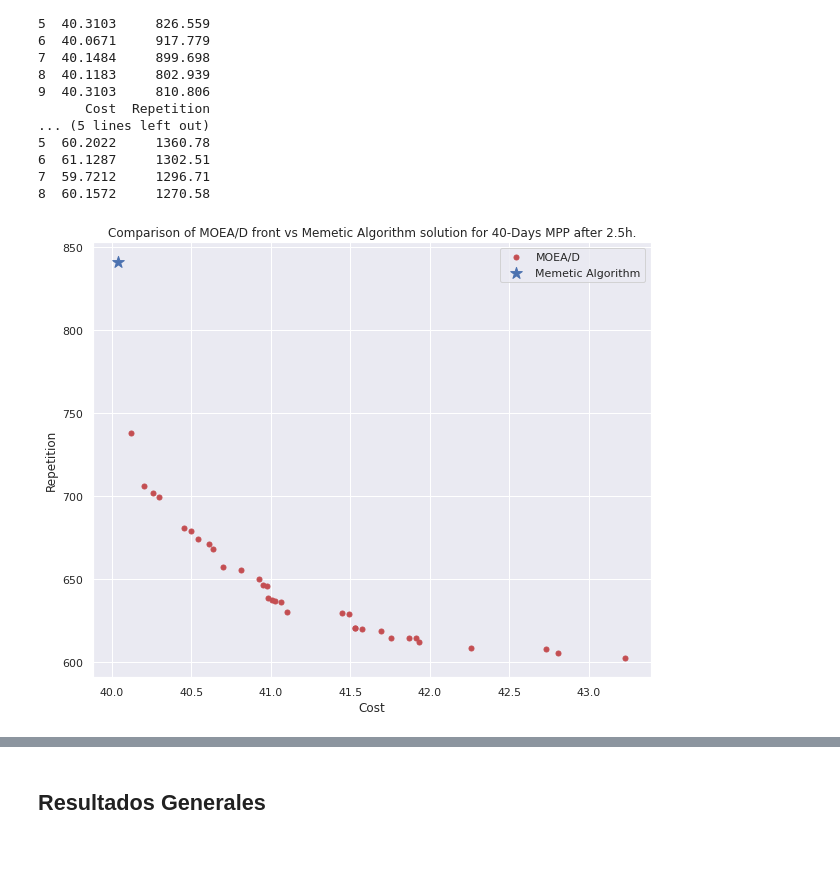
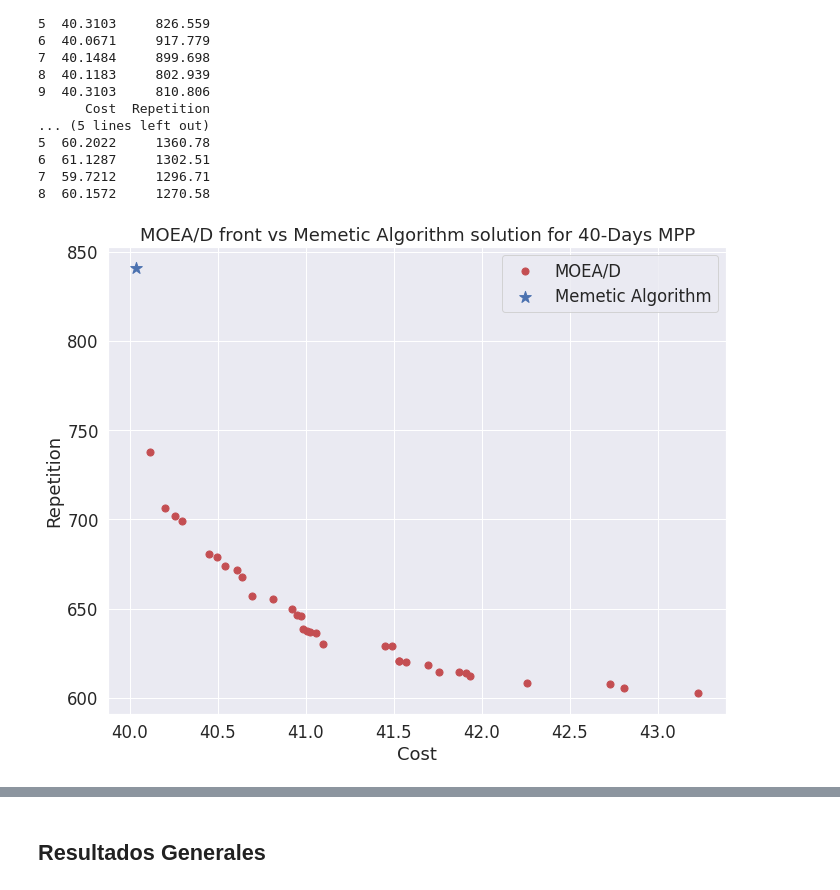
Before and after one commit to Tomas-Morph/MenuPlanning_MOEAD_Mathematics, a Jupyter notebook: notebooks/analyze_experiments_and_plots_insurgente.ipynb, the cells around one changed output, grey strips where cells are left out. Cells and saved outputs as stored; diff of their text form; code cells hidden in the pictures; blank space fills up the shorter version.

```diff
--- a/notebooks/analyze_experiments_and_plots_insurgente.ipynb
+++ b/notebooks/analyze_experiments_and_plots_insurgente.ipynb
@@ -24,6 +24,17 @@ sns.set()
 sns.set_style("darkgrid")
 
 %matplotlib inline
+# %%
+font = {'weight' : 'normal',
+        'size'   : 20}
+
+plt.rc('font', **font)
+params =  {
+    'axes.labelsize': 22,
+    'axes.titlesize': 22
+}
+plt.rcParams.update(params)
+sns.set(font_scale=1.5)  # crazy big
 # %% [markdown]
 ## Boxplots
 # %%
@@ -353,6 +372,7 @@ def plot_front(dataset, title, label, marker, color, figure_name):
                 label = label, s = 100)
     plt.title(title)
     plt.legend()
+    plt.tight_layout()
     plt.savefig(figure_name)
     plt.show()
 
@@ -362,12 +382,13 @@ def compare_fronts(df, mono_x = 0, mono_y = 0, title = '', multi_label = '', mon
     plt.figure(figsize=(10, 8))
     plt.title(title)
     plt.scatter(df['Cost'], df['Repetition'], c = multi_color,
-                marker = multi_marker, label = multi_label, s = 100)
+                marker = multi_marker, label = multi_label, s = 200)
     plt.scatter(mono_x, mono_y, c = mono_color,
                 marker = mono_marker, label = mono_label, s = 150)
     plt.legend(loc='upper right')
     plt.xlabel('Cost')
     plt.ylabel('Repetition')
+    plt.tight_layout()
     plt.savefig(figure_name)
     plt.show()
 # %%
@@ -419,12 +440,12 @@ print(mono_front_60_df)
 # %%
 mono_best_cost_40 = 40.0383
 mono_best_rep_40 = 840.869
 
 compare_fronts(multi_front_40_df, mono_x = mono_best_cost_40, mono_y = mono_best_rep_40,
-               title='Comparison of MOEA/D front vs Memetic Algorithm solution for 40-Days MPP after 2.5h.',
+               title='MOEA/D front vs Memetic Algorithm solution for 40-Days MPP',
                multi_label='MOEA/D', mono_label = 'Memetic Algorithm', figure_name='MOEAD_40-Days_front_vs_Memetic_best.png')
 # %% [output]
-[figure, old version]
+[figure, new version]
 # %%
 mono_best_cost_60 = 59.7212
 mono_best_rep_60 = 1283.70
```
Also changed, not shown: parts of 22 cells of this notebook, 13 other files.
